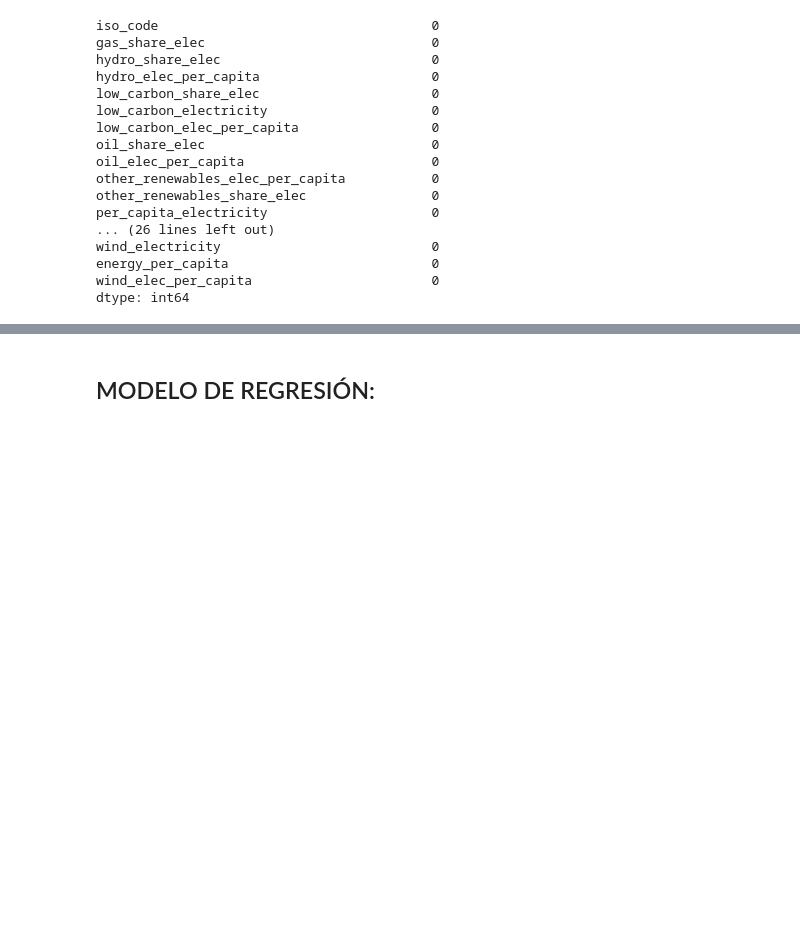
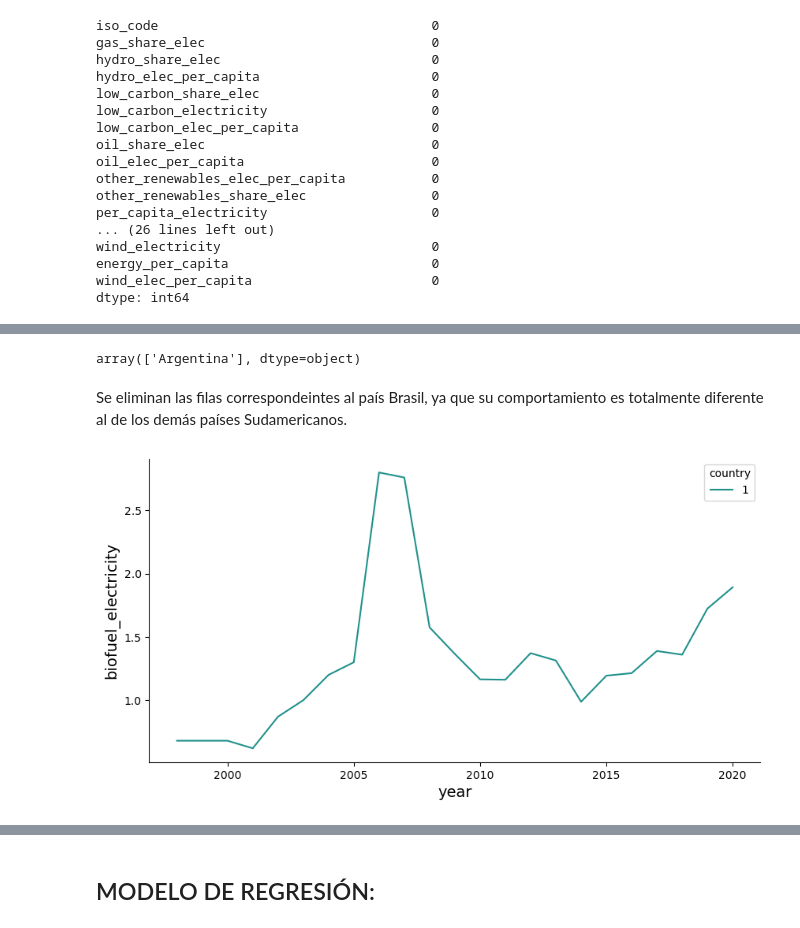
Before and after one commit to L-Ameneiro/EDA-Datasets, a Jupyter notebook: notebooks/MODELO SUPERVISADO consumo_energ_mundial.ipynb, the cells around one changed output, grey strips where cells are left out. Drawn from its saved outputs; the diff is of its cells as text; code cells hidden in the pictures; blank space fills up the shorter version.

Commit message:
supervisado argentina

```diff
--- a/notebooks/MODELO SUPERVISADO consumo_energ_mundial.ipynb
+++ b/notebooks/MODELO SUPERVISADO consumo_energ_mundial.ipynb
@@ -94,3 +73,26 @@ suram1
-# %%
-# Se elimina la variable que no se van a incluir en el modelo.
-suram1= suram1.drop(['iso_code', 'country'], axis=1)
+# %%
+# Se eliminan las filas correspondoente al país Brasil
+suram1 = suram1[~suram1['country'].isin(['Brazil','Chile', 'Uruguay', 'Colombia','Bolivia', 'Ecuador', 'French Guiana', 'Guyana',
+       'Paraguay', 'Peru', 'Suriname', 'Trinidad and Tobago', 'Venezuela'])].copy()
+# %%
+suram1['country'].unique()
+# %% [output]
+array(['Argentina'], dtype=object)
+# %% [markdown]
+Se eliminan las filas correspondeintes al país Brasil, ya que su comportamiento es totalmente diferente al de los demás países Sudamericanos.
+# %%
+# Se crea un encode para otorgarle a la columna country un valor numérico
+valores_country={"country":{'Argentina':1,}}
+suram1.replace(valores_country, inplace=True)
+# %%
+# Se eliminan las variables que no se van a incluir en el modelo,ya que no tienen relación con el objetivo que se pretende predecir.
+suram1= suram1.drop(['other_renewables_share_elec','per_capita_electricity','population','primary_energy_consumption','renewables_elec_per_capita','renewables_share_elec','solar_share_elec','solar_elec_per_capita','wind_share_elec','wind_elec_per_capita','coal_share_elec','coal_elec_per_capita','electricity_generation','wind_electricity','coal_electricity','fossil_electricity','gas_electricity','iso_code','coal_share_elec','coal_elec_per_capita','other_renewables_share_elec',	'per_capita_electricity',	'primary_energy_consumption',	'renewables_elec_per_capita',	'renewables_share_elec',	'solar_share_elec',	'solar_elec_per_capita',	'wind_share_elec',	'wind_elec_per_capita','primary_energy_consumption','renewables_elec_per_capita',	'renewables_share_elec','energy_per_capita','fossil_cons_per_capita',	'fossil_share_elec',	'gas_share_elec',	'population',	'solar_share_elec',	'solar_elec_per_capita',	'wind_share_elec',	'wind_elec_per_capita','gas_elec_per_capita','hydro_share_elec','hydro_elec_per_capita','low_carbon_share_elec','low_carbon_electricity','low_carbon_elec_per_capita', 'low_carbon_elec_per_capita','oil_share_elec','oil_elec_per_capita','other_renewables_elec_per_capita','electricity_generation','fossil_electricity','gas_electricity','hydro_electricity','nuclear_electricity','oil_electricity','other_renewable_electricity','other_renewable_exc_biofuel_electricity','renewables_electricity','solar_electricity'], axis=1)
+# %%
+plt.figure(figsize=(10, 5))
+sns.lineplot(x='year', y='biofuel_electricity', hue='country', data=suram1, palette='viridis')
+plt.xlabel('year', size=14)
+plt.ylabel('biofuel_electricity', size=14)
+sns.despine()
+plt.show()
+# %% [output]
+[figure, added]
```
Also changed, not shown: parts of 41 cells of this notebook, 2 other files.
